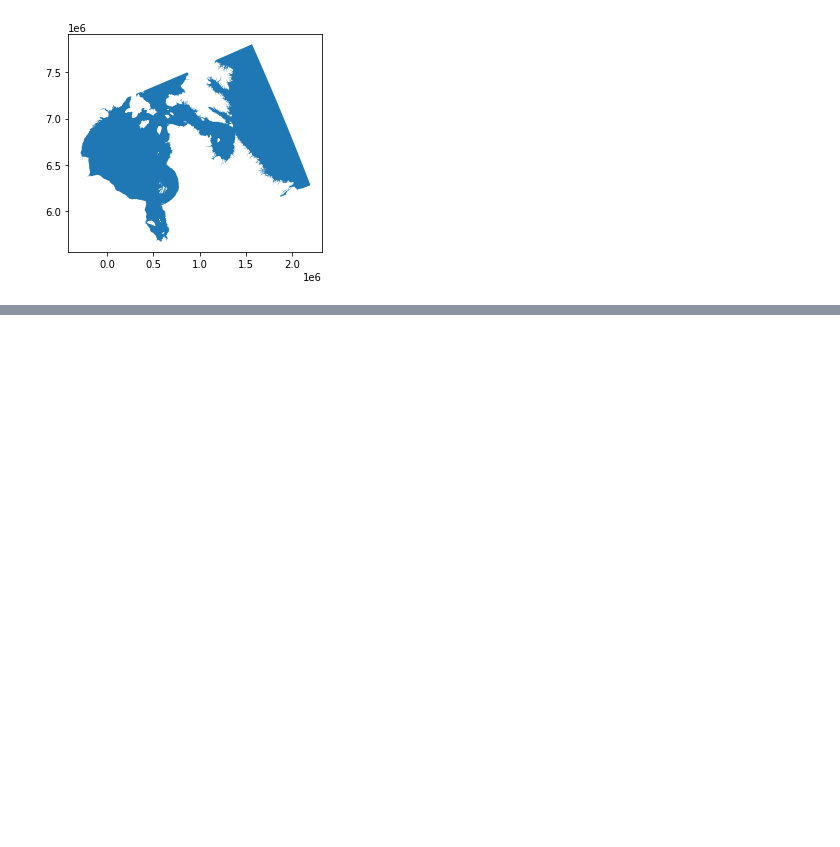
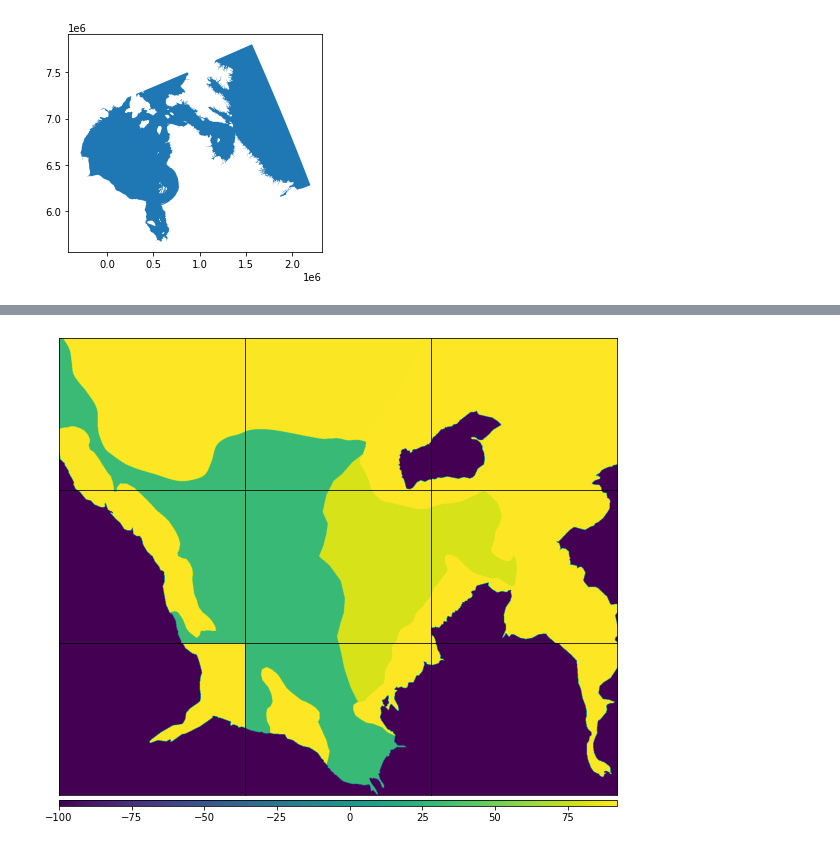
Before and after one commit to asylve/Sea-Ice, a Jupyter notebook: Data-Generation-EOlearn.ipynb, the cells around one changed output, grey strips where cells are left out. Saved outputs shown, nothing was run; the diff lists cells and outputs as text; code cells hidden in the pictures; blank space fills up the shorter version.

```diff
--- a/Data-Generation-EOlearn.ipynb
+++ b/Data-Generation-EOlearn.ipynb
@@ -225,0 +299,23 @@ for n in [1, 7, 14, 21, 28]:
+# %%
+path_out = './eopatches'
+
+fig, axs = plt.subplots(nrows=3, ncols=3, figsize=(10, 10))
+
+for i in tqdm(range(len(patchIDs))):
+    eopatch = EOPatch.load(f'{path_out}/eopatch_{i}', lazy_loading=True)
+    ax = axs[i//3][i%3]
+    im = ax.imshow(eopatch.mask_timeless['LULC'].squeeze())#, cmap=lulc_cmap, norm=lulc_norm)
+    ax.set_xticks([])
+    ax.set_yticks([])
+    ax.set_aspect('auto')
+    del eopatch
+
+fig.subplots_adjust(wspace=0, hspace=0)
+
+cb = fig.colorbar(im, ax=axs.ravel().tolist(), orientation='horizontal', pad=0.01, aspect=100)
+# cb.ax.tick_params(labelsize=20)
+# cb.set_ticks([entry.id for entry in LULC])
+# cb.ax.set_xticklabels([entry.name for entry in LULC], rotation=45, fontsize=15)
+plt.show()
+# %% [output]
+[figure, added]
```
Also changed, not shown: parts of 10 cells of this notebook, 3 other files.
